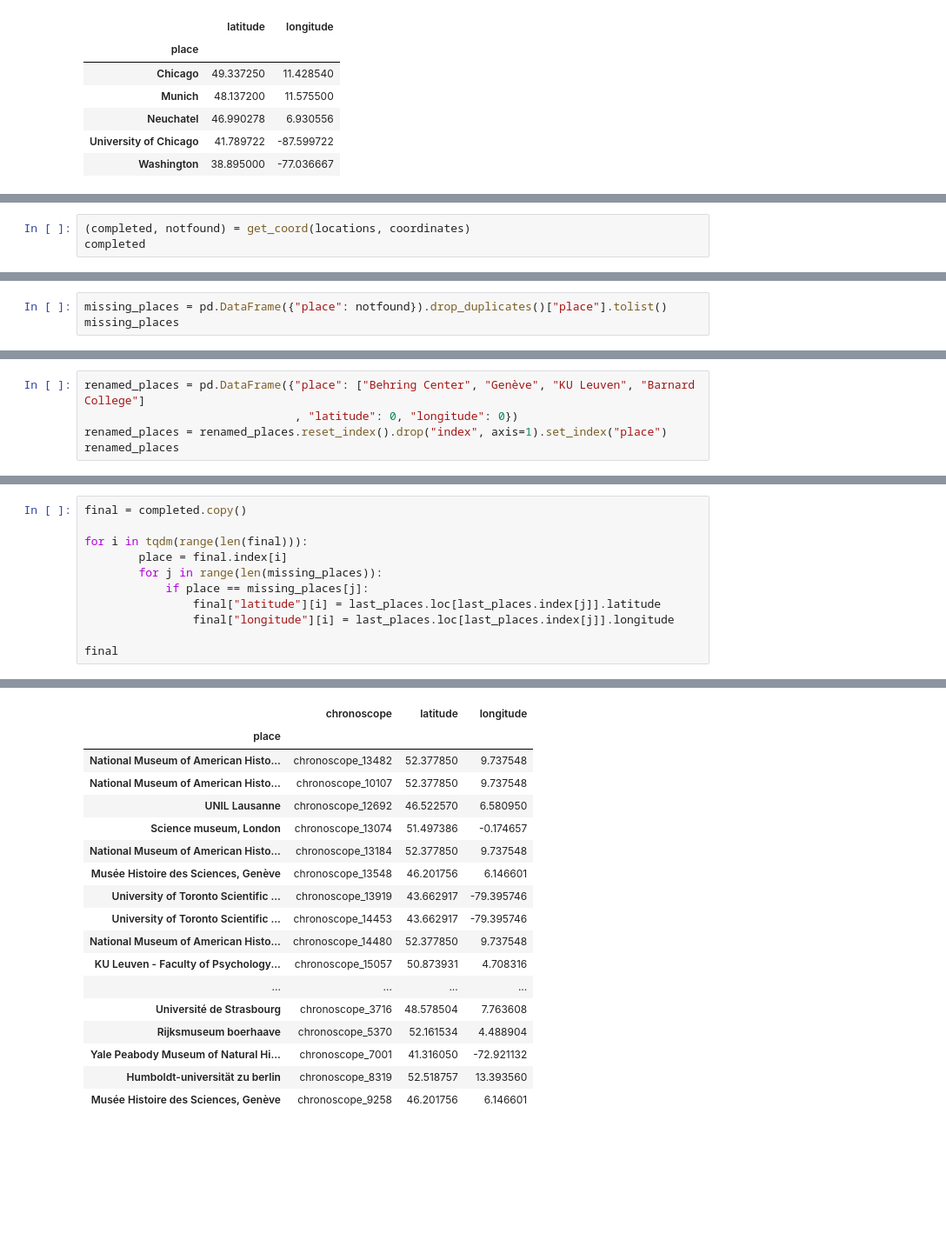
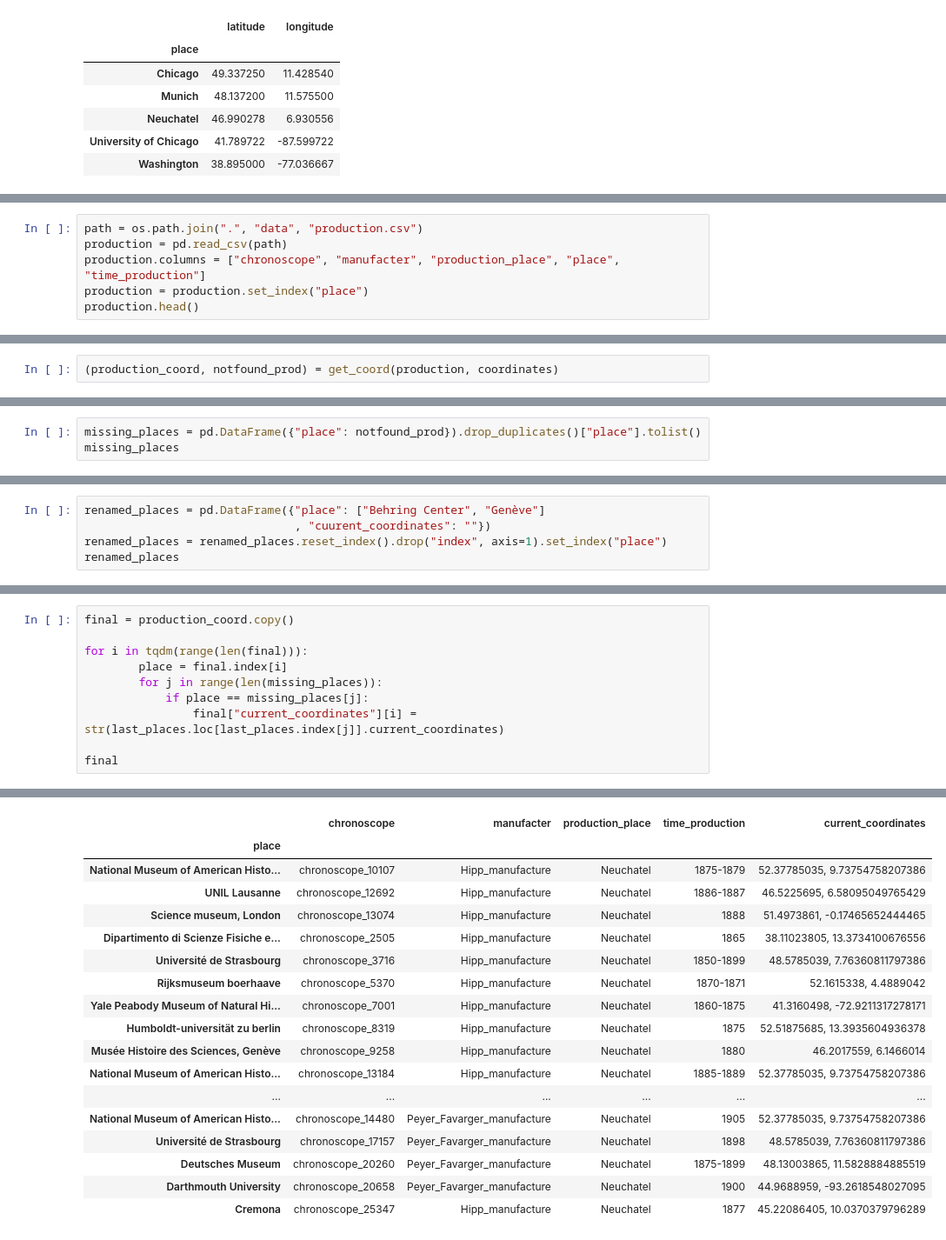
Before and after one commit to AndreaScalisi/historyanddigital, a Jupyter notebook: coordinates.ipynb, the cells around one changed output, grey strips where cells are left out. Shown at 87% size. Cells and saved outputs as stored; diff of their text form; blank space fills up the shorter version.

Commit message:
Add script to get schraven coordinates

```diff
--- a/coordinates.ipynb
+++ b/coordinates.ipynb
@@ -94,3 +91,9 @@ def get_coord(places, coordinates):
     print(str(wiki_coord)+ " coordinates were already here, found "+ str(geopy_coord) + " more.")
 
     return (completed, notfound)
+# %%
+path = os.path.join(".", "data", "production.csv")
+production = pd.read_csv(path)
+production.columns = ["chronoscope", "manufacter", "production_place", "place", "time_production"]
+production = production.set_index("place")
+production.head()
@@ -97,5 +108,4 @@ def get_coord(places, coordinates):
 # %%
-(completed, notfound) = get_coord(locations, coordinates)
-completed
+(production_coord, notfound_prod) = get_coord(production, coordinates)
 # %% [output]
 [interactive output not drawn]
@@ -136,5 +133,5 @@ Missed 8 places.
 # %%
-missing_places = pd.DataFrame({"place": notfound}).drop_duplicates()["place"].tolist()
+missing_places = pd.DataFrame({"place": notfound_prod}).drop_duplicates()["place"].tolist()
 missing_places
 # %% [output]
 ['National Museum of American History, Behring Center',
@@ -144,6 +139,6 @@ missing_places
 # %%
-renamed_places = pd.DataFrame({"place": ["Behring Center", "Genève", "KU Leuven", "Barnard College"]
-                               , "latitude": 0, "longitude": 0})
+renamed_places = pd.DataFrame({"place": ["Behring Center", "Genève"]
+                               , "cuurent_coordinates": ""})
 renamed_places = renamed_places.reset_index().drop("index", axis=1).set_index("place")
 renamed_places
 # %% [output]
@@ -170,12 +161,11 @@ Missed 0 places.
 # %%
-final = completed.copy()
+final = production_coord.copy()
 
 for i in tqdm(range(len(final))):
         place = final.index[i]
         for j in range(len(missing_places)):
             if place == missing_places[j]:
-                final["latitude"][i] = last_places.loc[last_places.index[j]].latitude
-                final["longitude"][i] = last_places.loc[last_places.index[j]].longitude
+                final["current_coordinates"][i] = str(last_places.loc[last_places.index[j]].current_coordinates)
 
 final
 # %% [output]
@@ -190,18 +173,18 @@ See the caveats in the documentation: http://pandas.pydata.org/pandas-docs/stabl
-|  | chronoscope | latitude | longitude |
-| place |  |  |  |
-| National Museum of American Histo... | chronoscope_13482 | 52.377850 | 9.737548 |
-| National Museum of American Histo... | chronoscope_10107 | 52.377850 | 9.737548 |
-| UNIL Lausanne | chronoscope_12692 | 46.522570 | 6.580950 |
-| Science museum, London | chronoscope_13074 | 51.497386 | -0.174657 |
-| National Museum of American Histo... | chronoscope_13184 | 52.377850 | 9.737548 |
-| Musée Histoire des Sciences, Genève | chronoscope_13548 | 46.201756 | 6.146601 |
-| University of Toronto Scientific ... | chronoscope_13919 | 43.662917 | -79.395746 |
-| University of Toronto Scientific ... | chronoscope_14453 | 43.662917 | -79.395746 |
-| National Museum of American Histo... | chronoscope_14480 | 52.377850 | 9.737548 |
-| KU Leuven - Faculty of Psychology... | chronoscope_15057 | 50.873931 | 4.708316 |
-| ... | ... | ... | ... |
-| Université de Strasbourg | chronoscope_3716 | 48.578504 | 7.763608 |
-| Rijksmuseum boerhaave | chronoscope_5370 | 52.161534 | 4.488904 |
-| Yale Peabody Museum of Natural Hi... | chronoscope_7001 | 41.316050 | -72.921132 |
-| Humboldt-universität zu berlin | chronoscope_8319 | 52.518757 | 13.393560 |
-| Musée Histoire des Sciences, Genève | chronoscope_9258 | 46.201756 | 6.146601 |
+|  | chronoscope | manufacter | production_place | time_production | current_coordinates |
+| place |  |  |  |  |  |
+| National Museum of American Histo... | chronoscope_10107 | Hipp_manufacture | Neuchatel | 1875-1879 | 52.37785035, 9.73754758207386 |
+| UNIL Lausanne | chronoscope_12692 | Hipp_manufacture | Neuchatel | 1886-1887 | 46.5225695, 6.58095049765429 |
+| Science museum, London | chronoscope_13074 | Hipp_manufacture | Neuchatel | 1888 | 51.4973861, -0.17465652444465 |
+| Dipartimento di Scienze Fisiche e... | chronoscope_2505 | Hipp_manufacture | Neuchatel | 1865 | 38.11023805, 13.3734100676556 |
+| Université de Strasbourg | chronoscope_3716 | Hipp_manufacture | Neuchatel | 1850-1899 | 48.5785039, 7.76360811797386 |
+| Rijksmuseum boerhaave | chronoscope_5370 | Hipp_manufacture | Neuchatel | 1870-1871 | 52.1615338, 4.4889042 |
+| Yale Peabody Museum of Natural Hi... | chronoscope_7001 | Hipp_manufacture | Neuchatel | 1860-1875 | 41.3160498, -72.9211317278171 |
+| Humboldt-universität zu berlin | chronoscope_8319 | Hipp_manufacture | Neuchatel | 1875 | 52.51875685, 13.3935604936378 |
+| Musée Histoire des Sciences, Genève | chronoscope_9258 | Hipp_manufacture | Neuchatel | 1880 | 46.2017559, 6.1466014 |
+| National Museum of American Histo... | chronoscope_13184 | Hipp_manufacture | Neuchatel | 1885-1889 | 52.37785035, 9.73754758207386 |
+| ... | ... | ... | ... | ... | ... |
+| National Museum of American Histo... | chronoscope_14480 | Peyer_Favarger_manufacture | Neuchatel | 1905 | 52.37785035, 9.73754758207386 |
+| Université de Strasbourg | chronoscope_17157 | Peyer_Favarger_manufacture | Neuchatel | 1898 | 48.5785039, 7.76360811797386 |
+| Deutsches Museum | chronoscope_20260 | Peyer_Favarger_manufacture | Neuchatel | 1875-1899 | 48.13003865, 11.5828884885519 |
+| Darthmouth University | chronoscope_20658 | Peyer_Favarger_manufacture | Neuchatel | 1900 | 44.9688959, -93.2618548027095 |
+| Cremona | chronoscope_25347 | Hipp_manufacture | Neuchatel | 1877 | 45.22086405, 10.0370379796289 |
```
Also changed, not shown: parts of 11 cells of this notebook.
